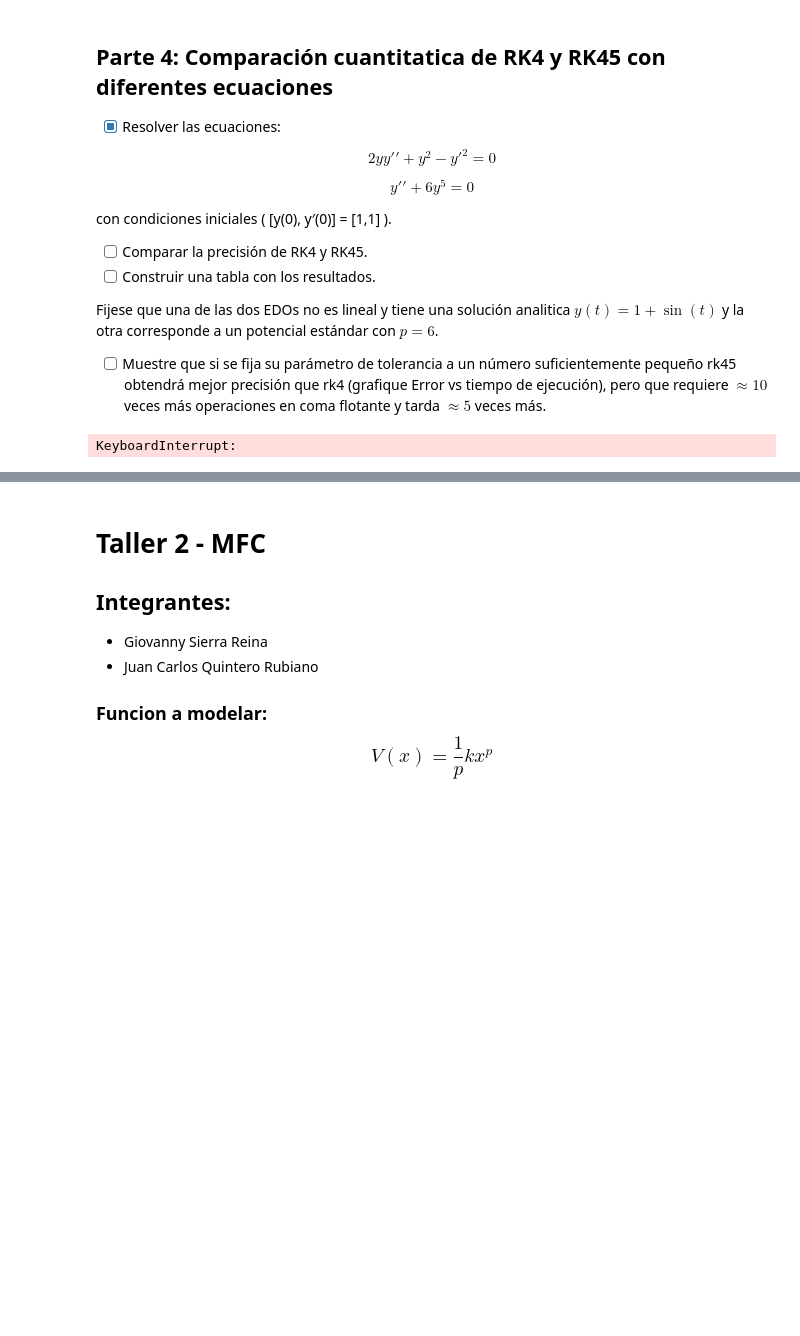
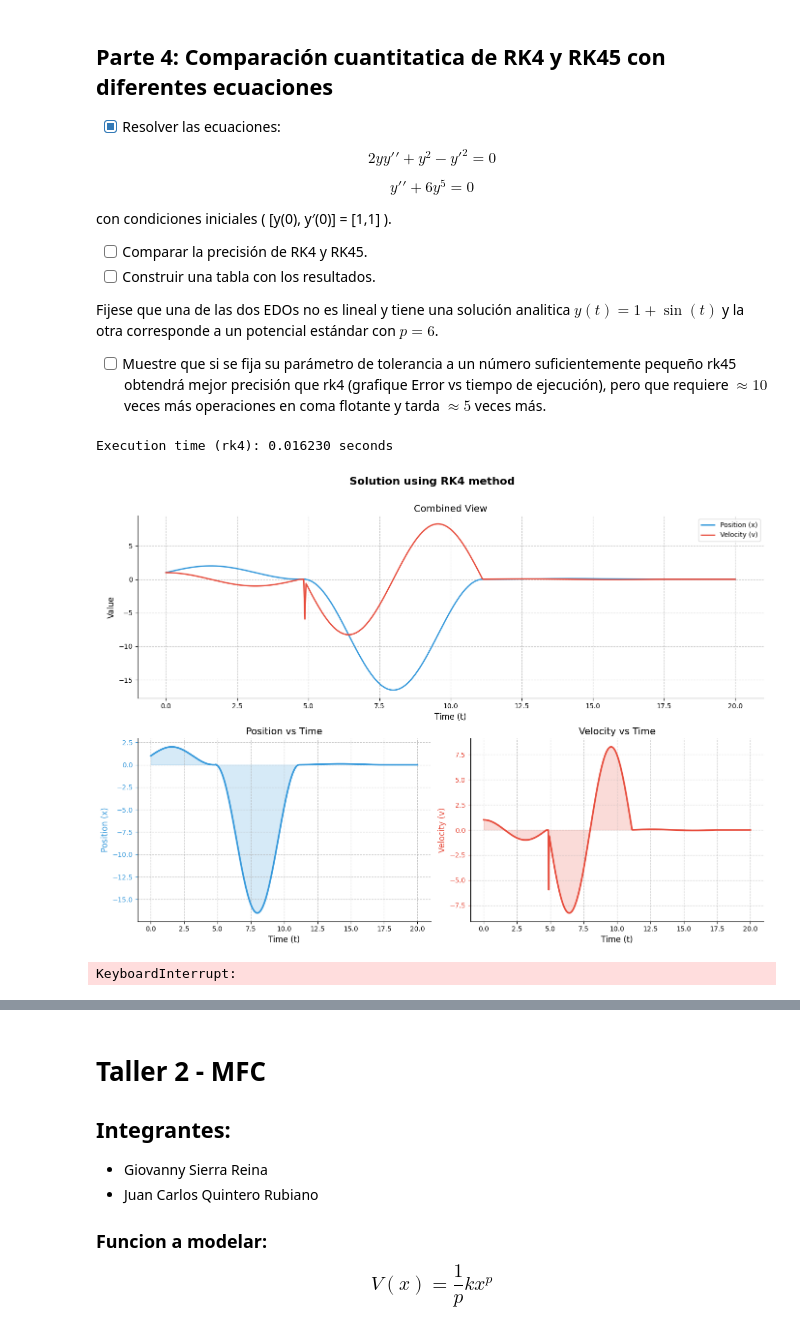
Before and after one commit to JkVely/ModelamientoFisico, a Jupyter notebook: Notebooks/Taller1_MFC (1).ipynb, the cells around one changed output, grey strips where cells are left out. Saved outputs shown, nothing was run; the diff lists cells and outputs as text; code cells hidden in the pictures; blank space fills up the shorter version.

```diff
--- a/Notebooks/Taller1_MFC (1).ipynb
+++ b/Notebooks/Taller1_MFC (1).ipynb
@@ -108,7 +112,7 @@ def ciclo_rk4(f, t, y, t_values, y0_values, y1_values, tf):
 ## Runge-Kutta 45
 # %%
 #RKF 45
-def rk45_step(f, y, t, h):
+def rk45_step(f, y:np.array, t: float, h: float):
     # Calculate Runge-Kutta coefficients
     k1 = h * f(t, y)
     k2 = h * f(t + h/4, y + k1/4)
@@ -126,16 +130,19 @@ def rk45_step(f, y, t, h):
     return y_next, err
 # %%
 #Ciclo RKF 45
-def ciclo_rk45(f, t, y, t_values, y0_values, y1_values, tf, Tol = 8e-5):
+def ciclo_rk45(f, t, y, t_values, y0_values, y1_values, tf, Tol = 1e-5):
     global h
     hmin = h / 64
     hmax = h * 64
 
     flops = 0
     sum_error = 0.0
-    Eexact = 1.0
-    Err = []
-    tiempos = []
+    Eexact = 1
+    Err = np.array([])
+    tiempos = np.array([])
+
+    start_time = time.time()
+
     while t < tf:
         tiempoDeInicio = time.time()
         if t + h > tf:
@@ -144,10 +151,10 @@ def ciclo_rk45(f, t, y, t_values, y0_values, y1_values, tf, Tol = 8e-5):
         if np.all(err < Tol) or h <= hmin:
             # Accept the step
             t += h
-            t_values.append(t)
-            y0_values.append(y[0])
-            y1_values.append(y[1])
-            Err.append(err)
+            t_values = np.append(t_values, t)
+            y0_values = np.append(y0_values, y[0])
+            y1_values = np.append(y1_values, y[1])
+            Err = np.append(Err, err)
             # Adjust step size
             if np.any(err == 0):
                 s = 0
@@ -165,8 +172,10 @@ def ciclo_rk45(f, t, y, t_values, y0_values, y1_values, tf, Tol = 8e-5):
         flops += 1
         tiempoFinal = time.time()
         tiempoTotal = tiempoFinal - tiempoDeInicio
-        tiempos.append(tiempoTotal)
-    print("Final time (rkf):", t)
+        tiempos = np.append(tiempos, tiempoTotal)
+
+    execution_time = time.time() - start_time
+    print(f"Execution time (rk45): {execution_time:.6f} seconds")
     return t_values, y0_values, y1_values, sum_error, flops, Err, tiempos
 # %% [markdown]
 ## Graficas
@@ -252,13 +261,11 @@ def solve_EDO(f #funcion
     # Use if statements to select the appropriate method
     if type_method == 'rk2':
         t_values, y0_values, y1_values = ciclo_rk2(f, t, y, t_values, y0_values, y1_values, tf)
-        return t_values, y0_values, y1_values
     elif type_method == 'rk4':
         t_values, y0_values, y1_values = ciclo_rk4(f, t, y, t_values, y0_values, y1_values, tf)
-        return t_values, y0_values, y1_values
     elif type_method == 'rk45':
         t_values, y0_values, y1_values, error, flops, Err, tiempos = ciclo_rk45(f, t, y, t_values, y0_values, y1_values, tf)
-        return t_values, y0_values, y1_values, Err, tiempos
     if crearGrafica == True:
-        plot_solution(t_values, y0_values, y1_values, type_method).show()
+        plot_solution(t_values, y0_values, y1_values, type_method)
+    return t_values, y0_values, y1_values, Err, tiempos
 # %%
@@ -601,10 +601,15 @@ con condiciones iniciales \( [y(0), y′(0)] = [1,1] \).
 Fijese que una de las dos EDOs no es lineal y tiene una solución analitica $y(t)=1+\sin(t)$ y la otra corresponde a un potencial estándar con $p=6$.
 
 - [ ] Muestre que si se fija su parámetro de tolerancia a un número suficientemente pequeño rk45 obtendrá mejor precisión que rk4 (grafique Error vs tiempo de ejecución), pero que requiere $\approx 10$ veces más operaciones en coma flotante y tarda $\approx 5$ veces más.
-# %%
-plot_compare(f2, y, min_t, max_t, 'rk4', '')
-# %% [output]
-KeyboardInterrupt:
+# %%
+y_= np.zeros(2) # Array to store the solution
+y_[0] = 1. # Initial value of y
+y_[1] = 1. # Initial value of y'
+compare_plot(f2,K, min_t, max_t-min_t, y_[0], y_[1], p, n, F_ext_func=F_ext, method_1='rk4', method_2='rk45')
+# %% [output]
+Execution time (rk4): 0.016230 seconds
+[figure, added]
+KeyboardInterrupt:
 # %%
 def compare_methods(f, y, t0, tf, method_1='rk4', method_2='rk45', tol=1e-8):
     # Initialize data storage
```
Also changed, not shown: parts of 5 cells of this notebook.
